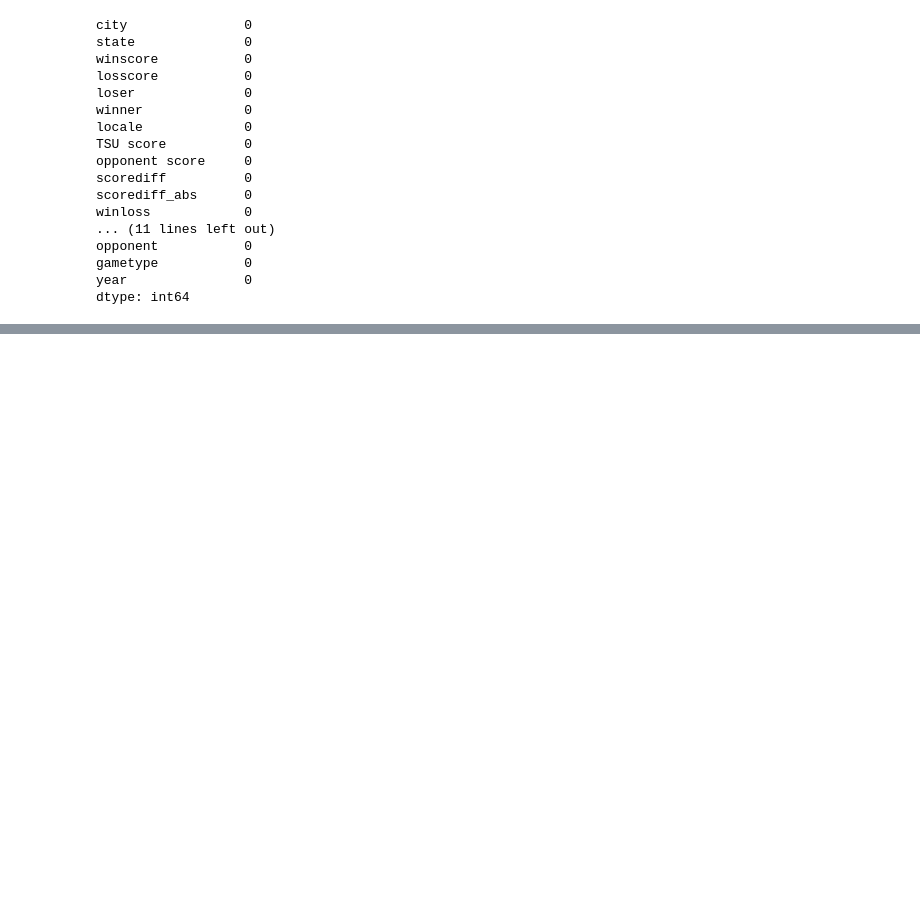
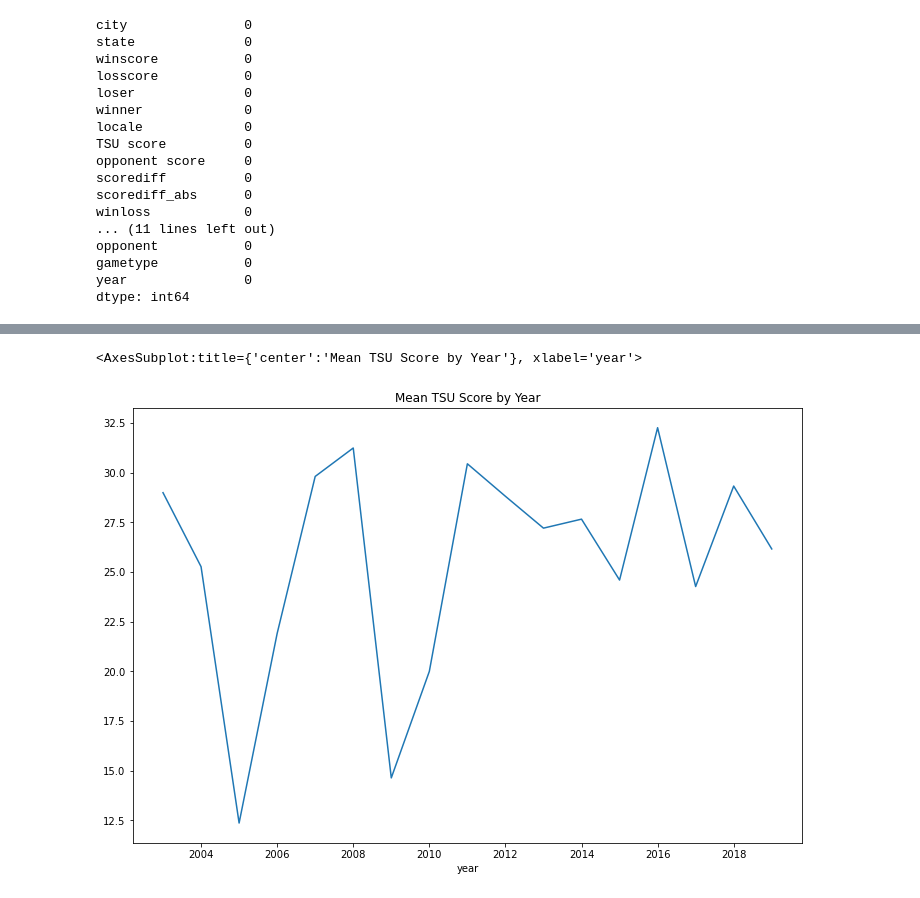
Before and after one commit to e-harrell/TSU, a Jupyter notebook: exploratory data analysis.ipynb, the cells around one changed output, grey strips where cells are left out. Drawn from its saved outputs; the diff is of its cells as text; code cells hidden in the pictures; blank space fills up the shorter version.

```diff
--- a/exploratory data analysis.ipynb
+++ b/exploratory data analysis.ipynb
@@ -132,0 +130,7 @@ plt.show()
+# %%
+#mean TSU score by year
+mean_score_by_year=mydata.groupby("year")["TSU score"].mean()
+mean_score_by_year.plot(x="year",y="TSU score",kind="line",title="Mean TSU Score by Year")
+# %% [output]
+<AxesSubplot:title={'center':'Mean TSU Score by Year'}, xlabel='year'>
+[figure, added]
```
Also changed, not shown: parts of 13 cells of this notebook.
